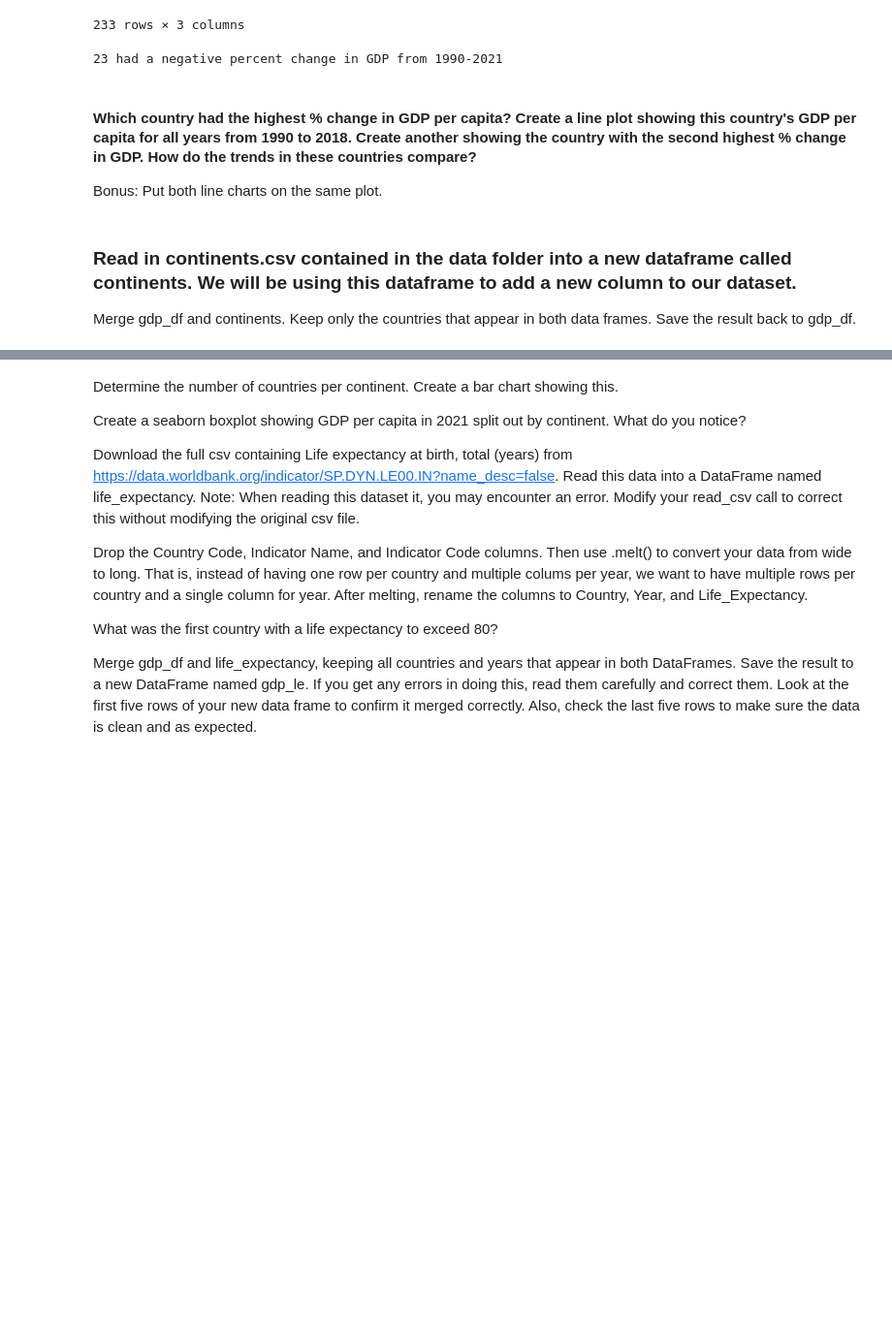
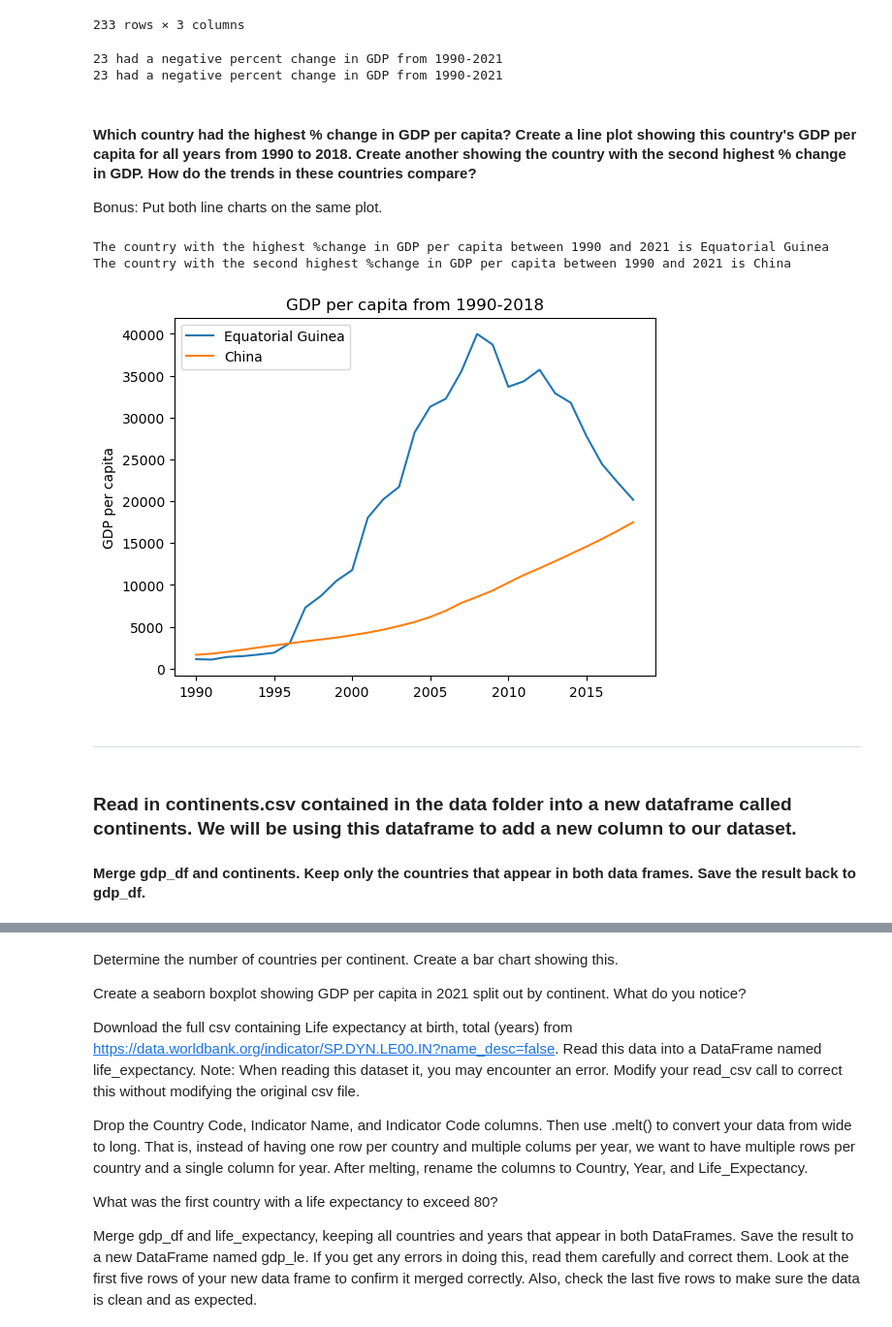
Before and after one commit to nss-data-science-cohort-9/un-exploration-sarahmulloy, a Jupyter notebook: notebooks/UN_Data_Exploration.ipynb, the cells around one changed output, grey strips where cells are left out. Shown at 97% size. Cells and saved outputs as stored; diff of their text form; code cells hidden in the pictures; blank space fills up the shorter version.

```diff
--- a/notebooks/UN_Data_Exploration.ipynb
+++ b/notebooks/UN_Data_Exploration.ipynb
@@ -260,11 +258,60 @@ gdp_pivoted
 # %%
 n_countries= gdp_pivoted[gdp_pivoted['Percent_Change'] <0]['Percent_Change'].count()
 print(f"{n_countries} had a negative percent change in GDP from 1990-2021")
+
+n_countries= (gdp_pivoted['Percent_Change'] <0).sum()
+print(f"{n_countries} had a negative percent change in GDP from 1990-2021")
 # %% [output]
 23 had a negative percent change in GDP from 1990-2021
+23 had a negative percent change in GDP from 1990-2021
 # %% [markdown]
 #### Which country had the highest % change in GDP per capita? Create a line plot showing this country's GDP per capita for all years from 1990 to 2018. Create another showing the country with the second highest % change in GDP. How do the trends in these countries compare?
 Bonus: Put both line charts on the same plot.
+# %%
+highest_gdp_ctry= gdp_pivoted['Percent_Change'].nlargest(1).index[0]
+print(f'The country with the highest %change in GDP per capita between 1990 and 2021 is {highest_gdp_ctry}')
+
+#Pull out all dataset for this country
+highest_gdp_ctry
+
+#Create a graph with both top 2 countries in the same lineplot, by plotting a two-column dataframe
+
+sec_highest_gdp_ctry= gdp_pivoted['Percent_Change'].nlargest(2).index[1]
+print(f'The country with the second highest %change in GDP per capita between 1990 and 2021 is {sec_highest_gdp_ctry}')
+
+#pull out only two country data from original datagframe
+gdp_highest_pcgdp_2= gdp_df[(gdp_df['Country or Area'] == highest_gdp_ctry) | (gdp_df['Country or Area'] == sec_highest_gdp_ctry)]
+gdp_highest_pcgdp_2
+#create graph with both lines
+forplot= gdp_highest_pcgdp_2[(gdp_highest_pcgdp_2['Year'] == 1990) | (gdp_highest_pcgdp_2['Year'] <= 2018)]
+forplot= forplot.set_index('Year')
+#filter and graph each plot
+
+###
+#creating a plot with both country information
+##
+
+#x value- get all year info as a list
+year_list= sorted(set(forplot.index))
+#y value 1 = get all info for the specific country 1
+top_c= forplot[forplot['Country or Area'] == highest_gdp_ctry]
+
+#y value 2 = get all info for the specific country 1
+top_2c= forplot[forplot['Country or Area'] == sec_highest_gdp_ctry]
+
+#plot both lines together
+plt.plot(top_c.index, top_c['Value'], label=f'{highest_gdp_ctry}');
+plt.plot(top_2c.index, top_2c['Value'], label=f'{sec_highest_gdp_ctry}');
+plt.ylabel('GDP per capita')
+plt.title(f'GDP per capita from 1990-2018')
+plt.legend();
+plt.show()
+# %% [output]
+The country with the highest %change in GDP per capita between 1990 and 2021 is Equatorial Guinea
+The country with the second highest %change in GDP per capita between 1990 and 2021 is China
+[figure, added]
+# %% [markdown]
+--------------
 # %% [markdown]
 ### Read in continents.csv contained in the data folder into a new dataframe called continents. We will be using this dataframe to add a new column to our dataset.
-Merge gdp_df and continents. Keep only the countries that appear in both data frames. Save the result back to gdp_df.
+#### Merge gdp_df and continents. Keep only the countries that appear in both data frames. Save the result back to gdp_df.
```
Also changed, not shown: parts of 3 cells of this notebook.
